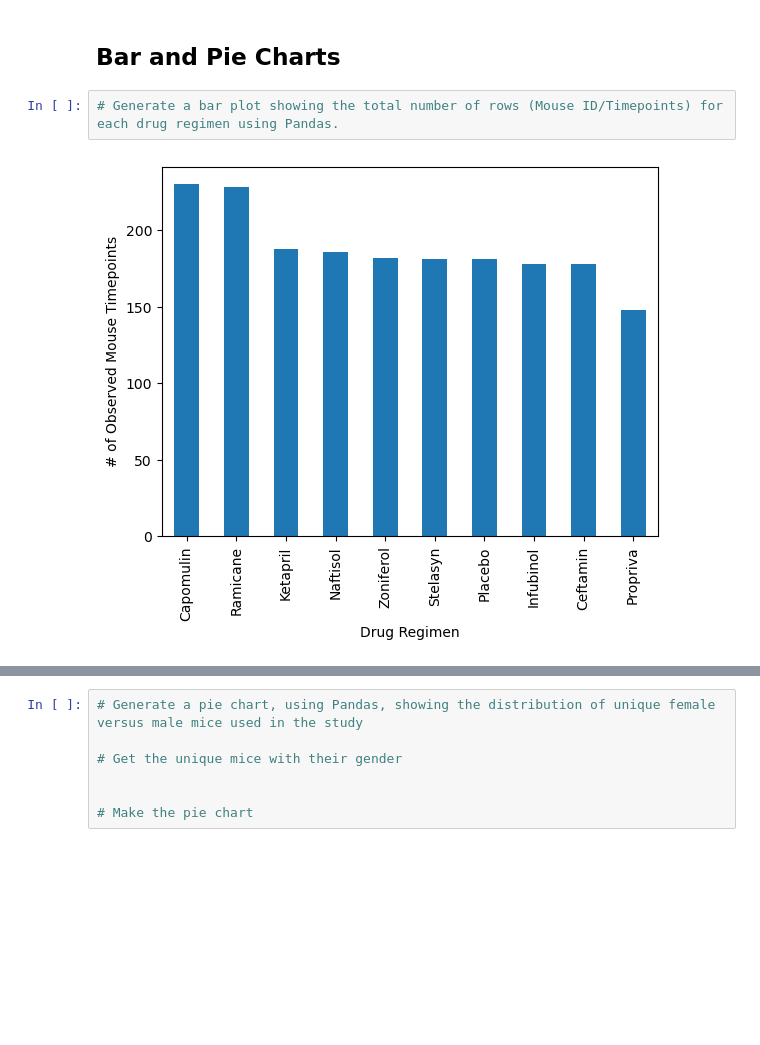
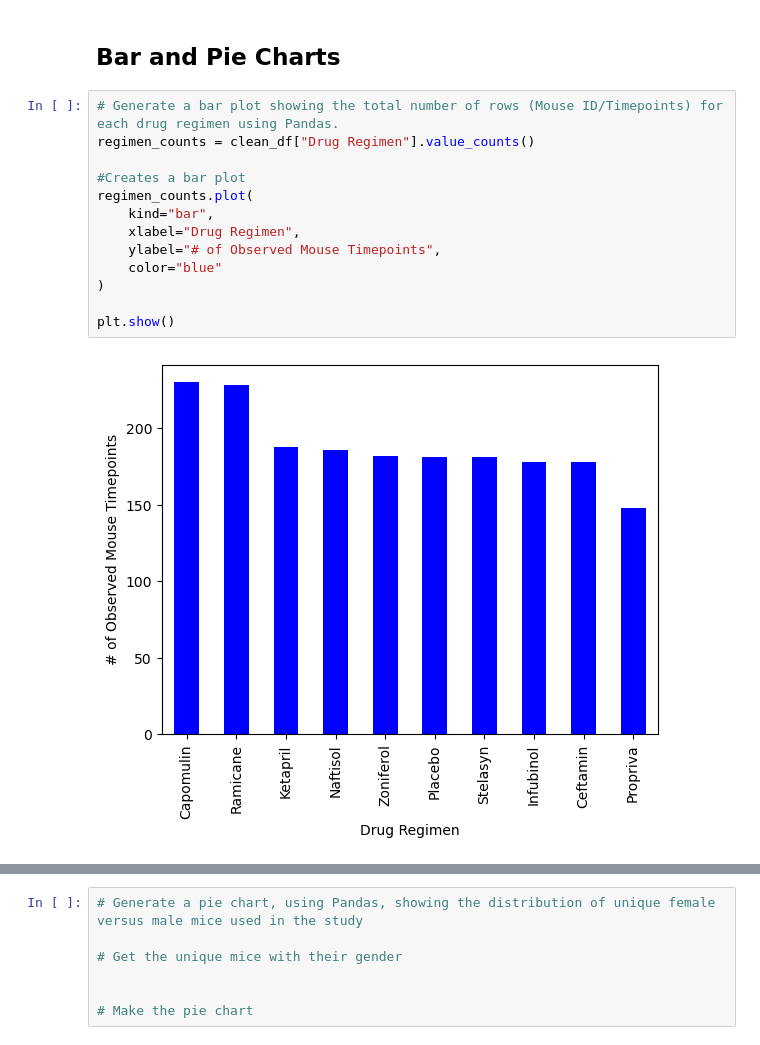
Before and after one commit to mattguy22/Matplotlib_challenge, a Jupyter notebook: Pymaceuticals/pymaceuticals_starter.ipynb, the cells around one changed output, grey strips where cells are left out. Cells and saved outputs as stored; diff of their text form; blank space fills up the shorter version.

```diff
--- a/Pymaceuticals/pymaceuticals_starter.ipynb
+++ b/Pymaceuticals/pymaceuticals_starter.ipynb
@@ -178,7 +178,18 @@ statistics_summary_df
 ## Bar and Pie Charts
 # %%
 # Generate a bar plot showing the total number of rows (Mouse ID/Timepoints) for each drug regimen using Pandas.
+regimen_counts = clean_df["Drug Regimen"].value_counts()
+
+#Creates a bar plot
+regimen_counts.plot(
+    kind="bar",
+    xlabel="Drug Regimen",
+    ylabel="# of Observed Mouse Timepoints",
+    color="blue"
+)
+
+plt.show()
 # %% [output]
-[figure, old version]
+[figure, new version]
 # %%
 # Generate a bar plot showing the total number of rows (Mouse ID/Timepoints) for each drug regimen using pyplot.
```
Also changed, not shown: parts of 1 cell of this notebook, 1 other file.
